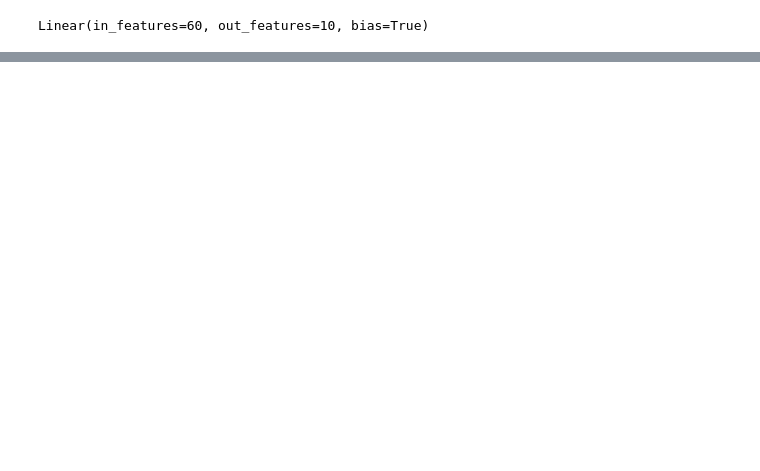
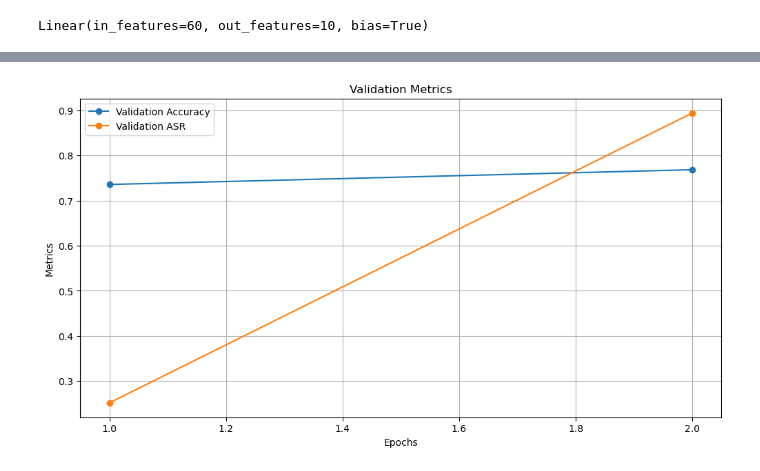
Before and after one commit to Just1nJ1/Computer_Vision_Final_Project, a Jupyter notebook: Test.ipynb, the cells around one changed output, grey strips where cells are left out. Drawn from its saved outputs; the diff is of its cells as text; code cells hidden in the pictures; blank space fills up the shorter version.

```diff
--- a/Test.ipynb
+++ b/Test.ipynb
@@ -401,0 +478,95 @@ tensor([[-0.7409,  0.7731, -0.2637,  1.4399, -0.1351, -1.8576, -2.9371,  1.2966,
+# %%
+import re
+
+# Log lines (replace this with reading from a file if needed)
+with open('logs/one_run2.out', 'r') as f:
+    log_lines = f.read().splitlines()
+
+# Initialize placeholders
+validation_metrics = []
+training_metrics = []
+
+# Regular expressions to match lines
+validation_regex = r"Validation Accuracy: ([\d.]+), Validation ASR: ([\d.]+)"
+training_regex = r"Loss=([\d.]+), Accuracy=([\d.]+), ASR=([\d.]+)"
+
+# Set to track duplicate detection for validation metrics
+validation_seen = set()
+i = 0
+# Process log lines
+for line in log_lines:
+    if line == '########### Parameters ###########':
+        i += 1
+        if i == k:
+            break
+        else:
+            validation_metrics = []
+            training_metrics = []
+    # Match and store validation metrics
+    validation_match = re.search(validation_regex, line)
+    if validation_match:
+        validation_data = validation_match.groups()
+        if validation_data not in validation_seen:  # Skip duplicates
+            validation_seen.add(validation_data)
+            validation_metrics.append({
+                "Validation Accuracy": float(validation_data[0]),
+                "Validation ASR": float(validation_data[1])
+            })
+
+    # Match and store training metrics
+    training_match = re.search(training_regex, line)
+    if training_match:
+        training_data = training_match.groups()
+        training_metrics.append({
+            "Loss": float(training_data[0]),
+            "Accuracy": float(training_data[1]),
+            "ASR": float(training_data[2])
+        })
+
+
+import matplotlib.pyplot as plt
+
+validation_accuracy = [m["Validation Accuracy"] for m in validation_metrics]
+validation_asr = [m["Validation ASR"] for m in validation_metrics]
+
+training_loss = [m["Loss"] for m in training_metrics]
+training_accuracy = [m["Accuracy"] for m in training_metrics]
+training_asr = [m["ASR"] for m in training_metrics]
+
+# Generate epochs for x-axis
+epochs_validation = range(1, len(validation_metrics) + 1)
+epochs_training = range(1, len(training_metrics) + 1)
+
+# Plot validation metrics
+plt.figure(figsize=(12, 6))
+plt.plot(epochs_validation, validation_accuracy, label="Validation Accuracy", marker='o')
+plt.plot(epochs_validation, validation_asr, label="Validation ASR", marker='o')
+plt.title("Validation Metrics")
+plt.xlabel("Epochs")
+plt.ylabel("Metrics")
+plt.legend()
+plt.grid()
+plt.show()
+
+# Plot training metrics
+plt.figure(figsize=(12, 6))
+# plt.plot(epochs_training, training_loss, label="Training Loss", marker='o')
+plt.plot(epochs_training[:4000:intv], training_accuracy[:4000:intv], label="Training Accuracy")
+plt.plot(epochs_training[:4000:intv], training_asr[:4000:intv], label="Training ASR")
+plt.title("Training Metrics")
+plt.xlabel("Steps or Batches")
+plt.ylabel("Metrics")
+plt.legend()
+plt.grid()
+plt.show()
+
+# # Print results
+# print("Validation Metrics:")
+# for metric in validation_metrics:
+#     print(metric)
+#
+# print("\nTraining Metrics:")
+# for metric in training_metrics:
+#     print(metric)
+# %% [output]
+[figure, added]
```
Also changed, not shown: parts of 12 cells of this notebook, 10 other files.
